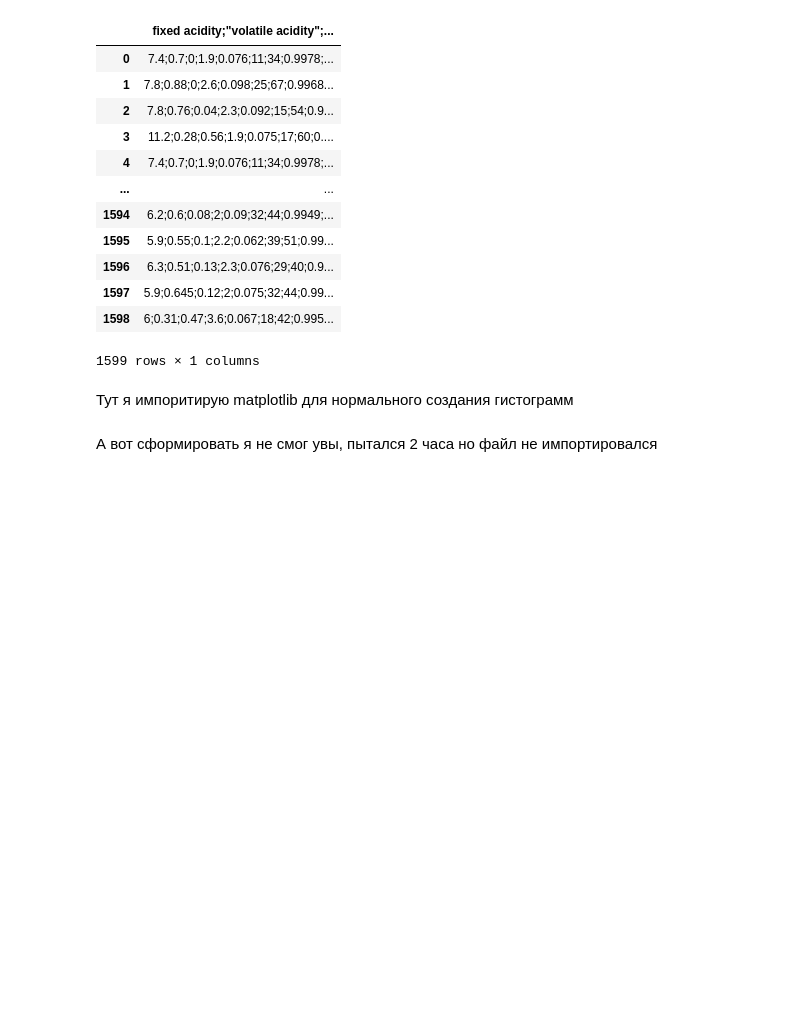
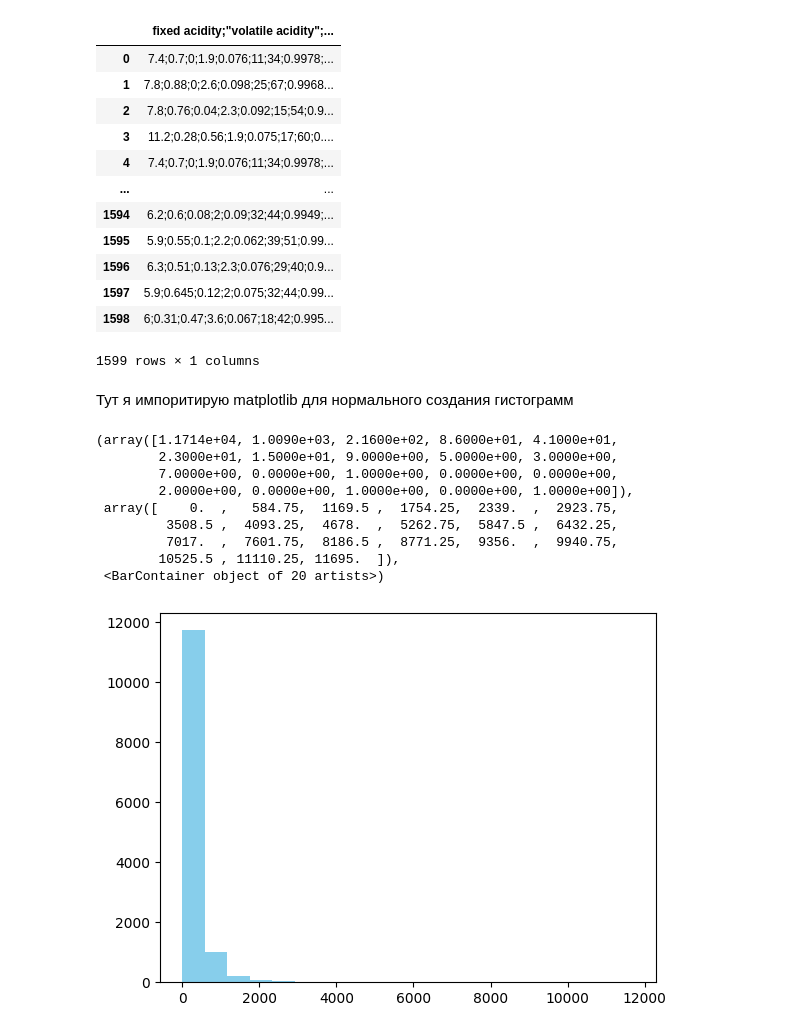
Before and after one commit to mataweimataweev/-, a Jupyter notebook: Untitled2.ipynb, the cells around one changed output. Drawn from its saved outputs; the diff is of its cells as text; code cells hidden in the pictures; blank space fills up the shorter version.

```diff
--- a/Untitled2.ipynb
+++ b/Untitled2.ipynb
@@ -147,5 +147,17 @@ VINO
 1599 rows × 1 columns
 # %% [markdown]
 Тут я импоритирую matplotlib для нормального создания гистограмм
-# %% [markdown]
-А вот сформировать я не смог увы, пытался 2 часа но файл не импортировался
+# %%
+LOL = pd.read_csv("sets.csv")
+plt.hist(LOL["Pieces"], bins= 20, color = "skyblue")
+# %% [output]
+(array([1.1714e+04, 1.0090e+03, 2.1600e+02, 8.6000e+01, 4.1000e+01,
+        2.3000e+01, 1.5000e+01, 9.0000e+00, 5.0000e+00, 3.0000e+00,
+        7.0000e+00, 0.0000e+00, 1.0000e+00, 0.0000e+00, 0.0000e+00,
+        2.0000e+00, 0.0000e+00, 1.0000e+00, 0.0000e+00, 1.0000e+00]),
+ array([    0.  ,   584.75,  1169.5 ,  1754.25,  2339.  ,  2923.75,
+         3508.5 ,  4093.25,  4678.  ,  5262.75,  5847.5 ,  6432.25,
+         7017.  ,  7601.75,  8186.5 ,  8771.25,  9356.  ,  9940.75,
+        10525.5 , 11110.25, 11695.  ]),
+ <BarContainer object of 20 artists>)
+[figure, added]
```
Also changed, not shown: parts of 6 cells of this notebook.
